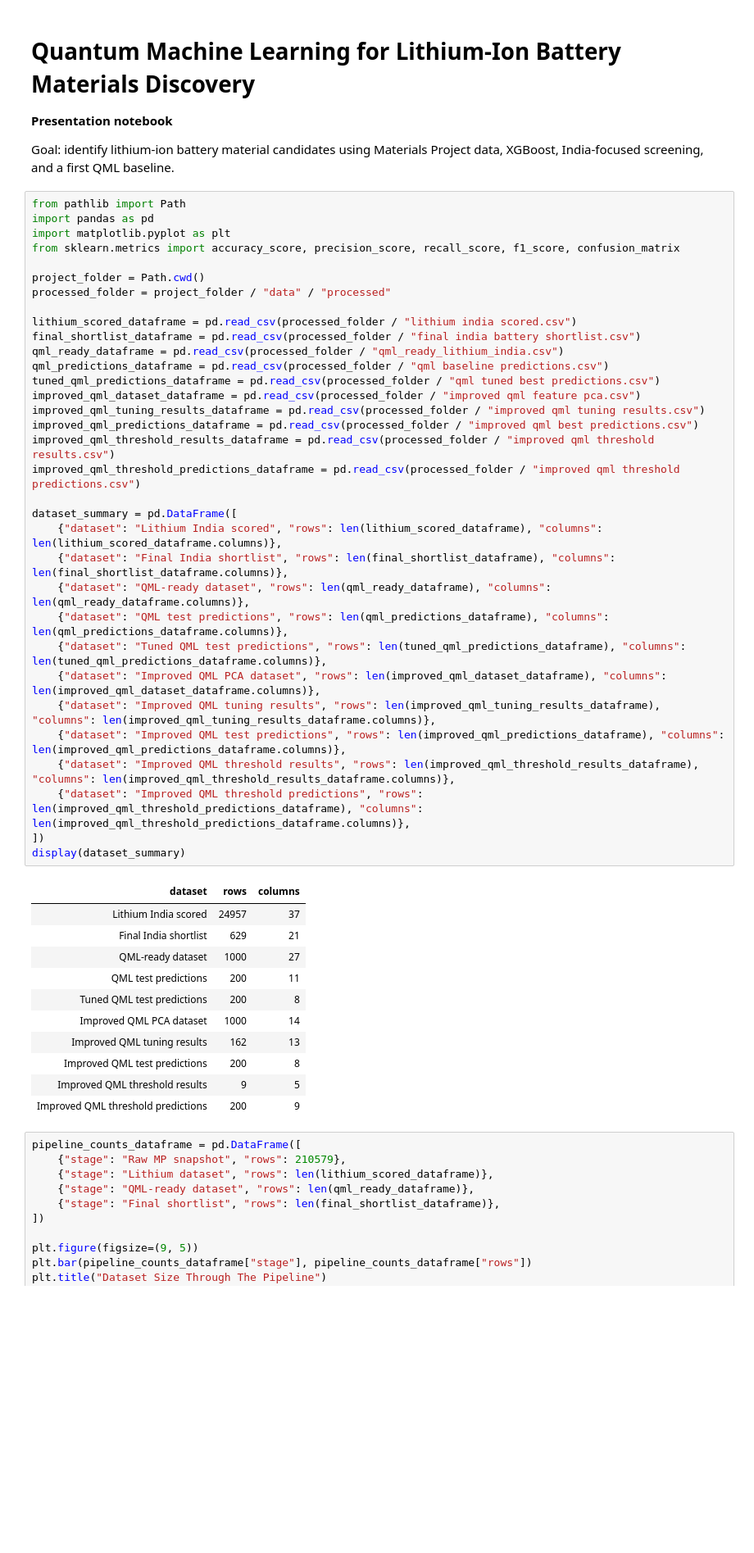
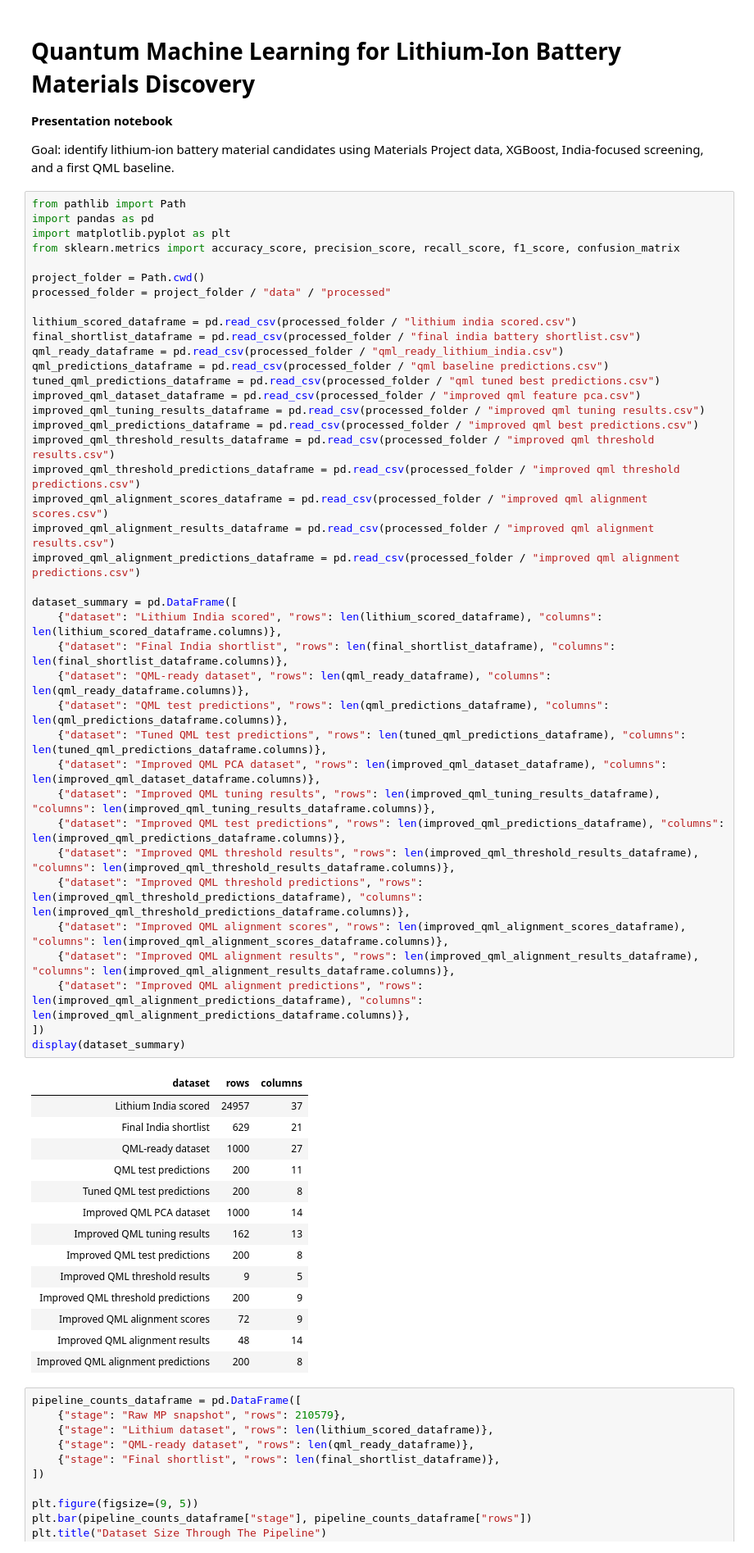
Before and after one commit to lifeknife10A/hybrid-quantum-battery-stability-prediction, a Jupyter notebook: Summer Vacation/Summer Vacation Main Presentation.ipynb, the cells around one changed output. Shown at 82% size. Cells and saved outputs as stored; diff of their text form; blank space fills up the shorter version.

```diff
--- a/Summer Vacation/Summer Vacation Main Presentation.ipynb
+++ b/Summer Vacation/Summer Vacation Main Presentation.ipynb
@@ -32,33 +32,42 @@ improved_qml_dataset_dataframe = pd.read_csv(processed_folder / "improved qml fe
 improved_qml_tuning_results_dataframe = pd.read_csv(processed_folder / "improved qml tuning results.csv")
 improved_qml_predictions_dataframe = pd.read_csv(processed_folder / "improved qml best predictions.csv")
 improved_qml_threshold_results_dataframe = pd.read_csv(processed_folder / "improved qml threshold results.csv")
 improved_qml_threshold_predictions_dataframe = pd.read_csv(processed_folder / "improved qml threshold predictions.csv")
+improved_qml_alignment_scores_dataframe = pd.read_csv(processed_folder / "improved qml alignment scores.csv")
+improved_qml_alignment_results_dataframe = pd.read_csv(processed_folder / "improved qml alignment results.csv")
+improved_qml_alignment_predictions_dataframe = pd.read_csv(processed_folder / "improved qml alignment predictions.csv")
 
 dataset_summary = pd.DataFrame([
     {"dataset": "Lithium India scored", "rows": len(lithium_scored_dataframe), "columns": len(lithium_scored_dataframe.columns)},
     {"dataset": "Final India shortlist", "rows": len(final_shortlist_dataframe), "columns": len(final_shortlist_dataframe.columns)},
     {"dataset": "QML-ready dataset", "rows": len(qml_ready_dataframe), "columns": len(qml_ready_dataframe.columns)},
     {"dataset": "QML test predictions", "rows": len(qml_predictions_dataframe), "columns": len(qml_predictions_dataframe.columns)},
     {"dataset": "Tuned QML test predictions", "rows": len(tuned_qml_predictions_dataframe), "columns": len(tuned_qml_predictions_dataframe.columns)},
     {"dataset": "Improved QML PCA dataset", "rows": len(improved_qml_dataset_dataframe), "columns": len(improved_qml_dataset_dataframe.columns)},
     {"dataset": "Improved QML tuning results", "rows": len(improved_qml_tuning_results_dataframe), "columns": len(improved_qml_tuning_results_dataframe.columns)},
     {"dataset": "Improved QML test predictions", "rows": len(improved_qml_predictions_dataframe), "columns": len(improved_qml_predictions_dataframe.columns)},
     {"dataset": "Improved QML threshold results", "rows": len(improved_qml_threshold_results_dataframe), "columns": len(improved_qml_threshold_results_dataframe.columns)},
     {"dataset": "Improved QML threshold predictions", "rows": len(improved_qml_threshold_predictions_dataframe), "columns": len(improved_qml_threshold_predictions_dataframe.columns)},
+    {"dataset": "Improved QML alignment scores", "rows": len(improved_qml_alignment_scores_dataframe), "columns": len(improved_qml_alignment_scores_dataframe.columns)},
+    {"dataset": "Improved QML alignment results", "rows": len(improved_qml_alignment_results_dataframe), "columns": len(improved_qml_alignment_results_dataframe.columns)},
+    {"dataset": "Improved QML alignment predictions", "rows": len(improved_qml_alignment_predictions_dataframe), "columns": len(improved_qml_alignment_predictions_dataframe.columns)},
 ])
 display(dataset_summary)
 # %% [output]
 | dataset | rows | columns |
 | Lithium India scored | 24957 | 37 |
 | Final India shortlist | 629 | 21 |
 | QML-ready dataset | 1000 | 27 |
 | QML test predictions | 200 | 11 |
 | Tuned QML test predictions | 200 | 8 |
 | Improved QML PCA dataset | 1000 | 14 |
 | Improved QML tuning results | 162 | 13 |
 | Improved QML test predictions | 200 | 8 |
 | Improved QML threshold results | 9 | 5 |
 | Improved QML threshold predictions | 200 | 9 |
+| Improved QML alignment scores | 72 | 9 |
+| Improved QML alignment results | 48 | 14 |
+| Improved QML alignment predictions | 200 | 8 |
 # %%
 pipeline_counts_dataframe = pd.DataFrame([
     {"stage": "Raw MP snapshot", "rows": 210579},
```
Also changed, not shown: parts of 6 cells of this notebook, 10 other files.
